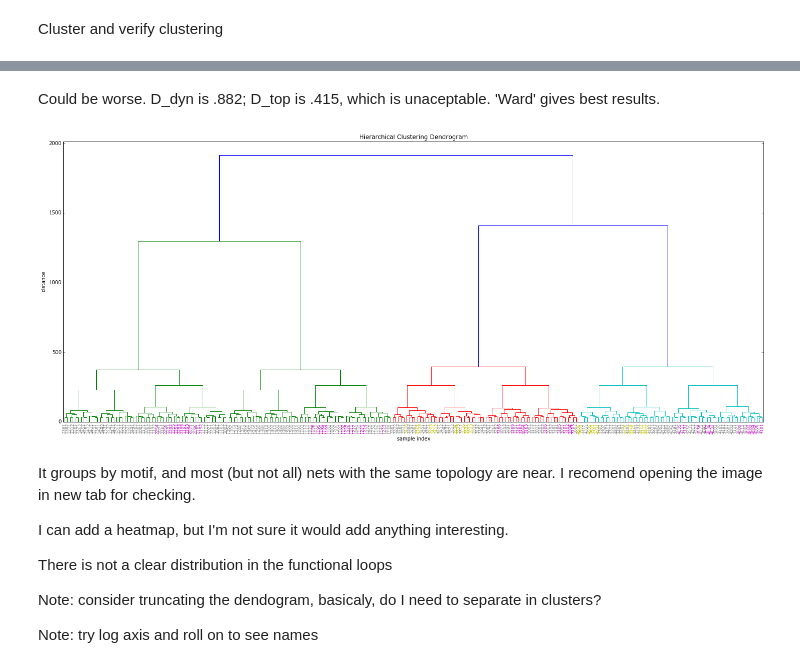
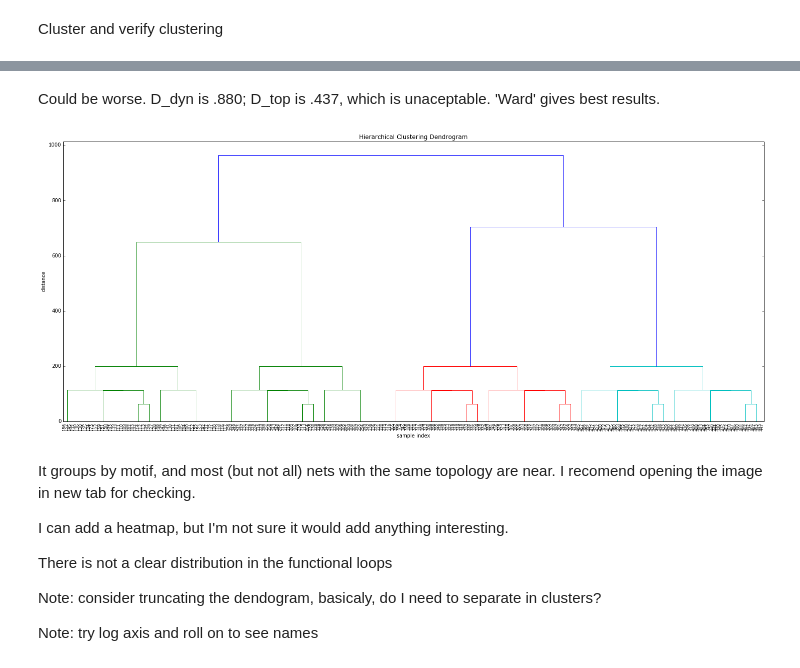
Before and after one commit to mar-esther23/CircuitsAnalyses, a Jupyter notebook: Net of nets.ipynb, the cells around one changed output, grey strips where cells are left out. Saved outputs shown, nothing was run; the diff lists cells and outputs as text; code cells hidden in the pictures.

Commit message:
Analisis de resultados nuevos, codigo para calcular distancias usando rpy y boolnet

```diff
--- a/Net of nets.ipynb
+++ b/Net of nets.ipynb
@@ -18,6 +18,7 @@ import matplotlib.pyplot as plt
 Load data. The data is a list of edges with topological and dynamical distance.
 # %%
 # Load data
-data = np.genfromtxt('distancias3nodos.csv', delimiter=',', dtype=np.int32)
-# remove header
-data = np.delete(data, 0, 0)
+#data = np.genfromtxt('distancias3nodos.csv', delimiter=',', dtype=np.int32)
+data = np.genfromtxt('3nodos/epistasis-3-genes-distances.out', delimiter=' ', dtype=np.int32)
+data_filter = [d for d in data if str(d[0])[0] == str(d[1])[0] ]
+len(data)
@@ -36,7 +39,7 @@ We will add a motif edge index and a color
 # %%
 def edges2index( data ):
     index = [str(d[0]) + str(d[1]) for d in data ]
-    index = [d[0]+d[4]+d[1]+d[5]+d[2]+d[6]+d[3]+d[7] for d in index ]
+    index = [d[0]+d[3]+d[1]+d[4]+d[2]+d[5] for d in index ]
     index = [int(d) for d in index]
     return index
 
@@ -485,33 +528,45 @@ c
 # %% [markdown]
-Could be worse. D_dyn is .882; D_top is .415, which is unaceptable. 'Ward' gives best results.
+Could be worse. D_dyn is .880; D_top is .437, which is unaceptable. 'Ward' gives best results.
 # %%
 node_labels = list(G.nodes())
 #node_labels = [G.node[n]['func']+'-'+str(n) for n in node_labels]
 
 plt.figure(figsize=(25, 10))
 plt.title('Hierarchical Clustering Dendrogram')
 plt.xlabel('sample index')
 plt.ylabel('distance')
 dendrogram(
     Z,
     labels=node_labels,
     leaf_rotation=90.,  # rotates the x axis labels
     leaf_font_size=8.,  # font size for the x axis labels
 )
 
-label_colors = {'1191':'m', '1192':'m', '1193':'m', '1194':'m', '1195':'m', '1196':'m', '1221':'m', '1222':'m', '1223':'m', '1224':'m', '1225':'m', '1226':'m', '2191':'m', '2192':'m', '2193':'m', '2194':'m', '2195':'m', '2196':'m', '2251':'m', '2252':'m', '2253':'m', '2254':'m', '2255':'m', '2256':'m', '3101':'m', '3102':'m', '3103':'m', '3104':'m', '3105':'m', '3106':'m', '3161':'m', '3162':'m', '3163':'m', '3164':'m', '3165':'m', '3166':'m', '3471':'y', '3472':'y', '3473':'y', '3474':'y', '3475':'y', '3476':'y', '3531':'y', '3532':'y', '3533':'y', '3534':'y', '3535':'y', '3536':'y', '4101':'m', '4102':'m', '4103':'m', '4104':'m', '4105':'m', '4106':'m', '4131':'m', '4132':'m', '4133':'m', '4134':'m', '4135':'m', '4136':'m', '4471':'y', '4472':'y', '4473':'y', '4474':'y', '4475':'y', '4476':'y', '4501':'y', '4502':'y', '4503':'y', '4504':'y', '4505':'y', '4506':'y'}
+#label_colors = {'1191':'m', '1192':'pink', '1193':'m', '1194':'m', '1195':'m', '1196':'pink',
+#                '1221':'m', '1222':'pink', '1223':'m', '1224':'m', '1225':'m', '1226':'pink',
+#                '2191':'m', '2192':'pink', '2193':'m', '2194':'m', '2195':'m', '2196':'pink',
+#                '2251':'m', '2252':'pink', '2253':'m', '2254':'m', '2255':'m', '2256':'pink',
+#                '3101':'pink', '3102':'pink', '3103':'m', '3104':'m', '3105':'m', '3106':'m',
+#                '3161':'pink', '3162':'pink', '3163':'m', '3164':'m', '3165':'m', '3166':'m',
+#                '3471':'orangered', '3472':'orangered', '3473':'y', '3474':'y', '3475':'orangered', '3476':'orangered',
+#                '3531':'orangered', '3532':'orangered', '3533':'y', '3534':'y', '3535':'orangered', '3536':'orangered',
+#                '4101':'pink', '4102':'pink', '4103':'m', '4104':'m', '4105':'m', '4106':'m',
+#                '4131':'pink', '4132':'pink', '4133':'m', '4134':'m', '4135':'m', '4136':'m',
+#                '4471':'orangered', '4472':'orangered', '4473':'y', '4474':'y', '4475':'orangered', '4476':'orangered',
+#                '4501':'orangered', '4502':'orangered', '4503':'y', '4504':'y', '4505':'orangered', '4506':'orangered'
+#               }
 
 ax = plt.gca()
 xlbls = ax.get_xmajorticklabels()
-for lbl in xlbls:
-    #print(lbl.get_text(),)
-    if lbl.get_text() in label_colors.keys():
-        lbl.set_color(label_colors[lbl.get_text()])
-    else: lbl.set_color('grey')
+#for lbl in xlbls:
+#    #print(lbl.get_text(),)
+#    if lbl.get_text() in label_colors.keys():
+#        lbl.set_color(label_colors[lbl.get_text()])
+#    else: lbl.set_color('grey')
 
 plt.show()
 # %% [output]
-[figure, old version]
+[figure, new version]
 # %% [markdown]
 It groups by motif, and most (but not all) nets with the same topology are near. I recomend opening the image in new tab for checking.
 
```
Also changed, not shown: parts of 23 cells of this notebook, 3 other files.
